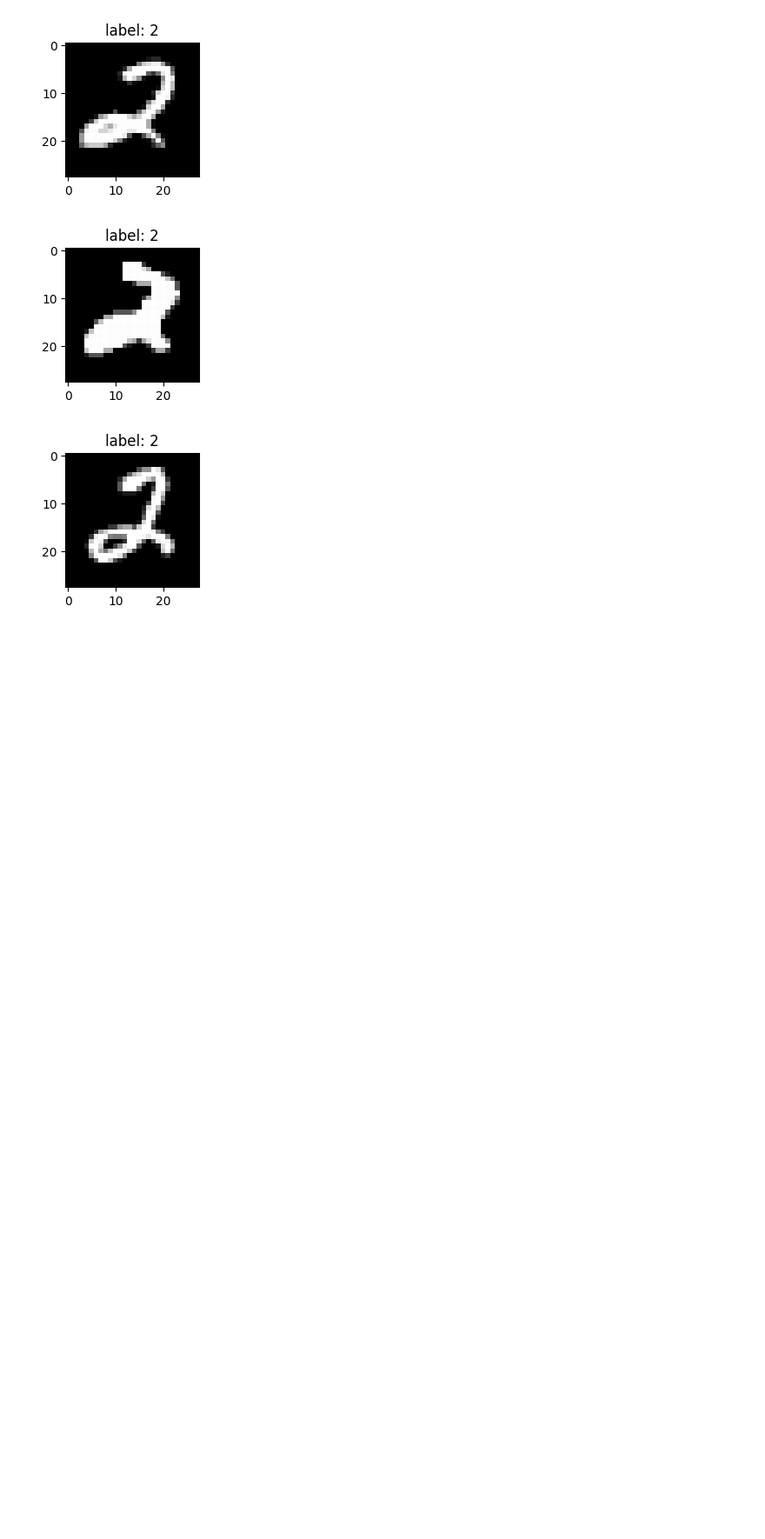
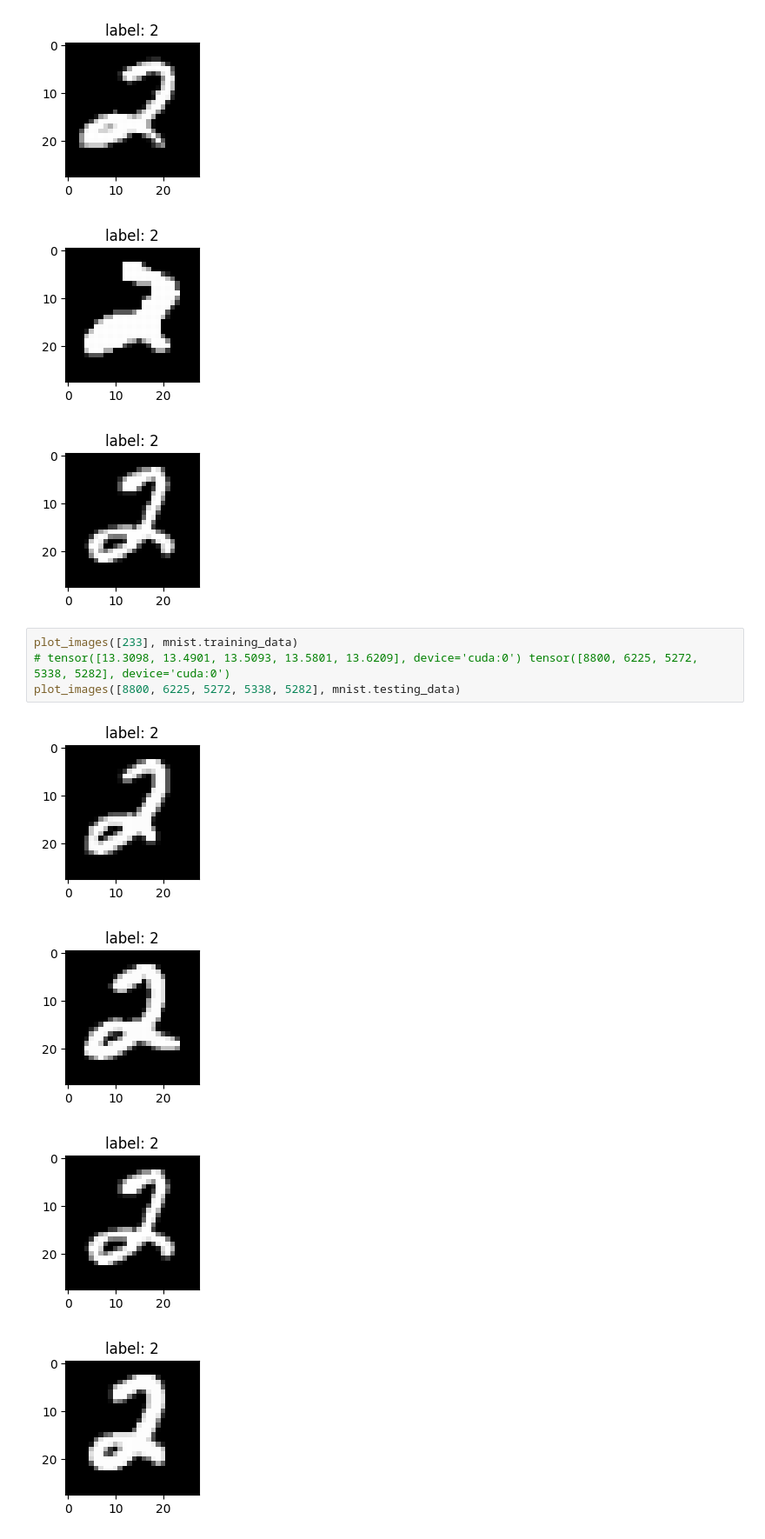
Before and after one commit to im-zhong/deep_learning, a Jupyter notebook: mytorch/data/try_mnist.ipynb, the cells around one changed output. Shown at 87% size. Cells and saved outputs as stored; diff of their text form; blank space fills up the shorter version.

```diff
--- a/mytorch/data/try_mnist.ipynb
+++ b/mytorch/data/try_mnist.ipynb
@@ -30,3 +31,12 @@ plot_images([5748, 7762, 9476, 9597, 6225], mnist.testing_data)
 [figure]
 [figure]
 [figure]
+# %%
+plot_images([233], mnist.training_data)
+# tensor([13.3098, 13.4901, 13.5093, 13.5801, 13.6209], device='cuda:0') tensor([8800, 6225, 5272, 5338, 5282], device='cuda:0')
+plot_images([8800, 6225, 5272, 5338, 5282], mnist.testing_data)
+# %% [output]
+[figure, added]
+[figure, added]
+[figure, added]
+[figure, added]
```
Also changed, not shown: parts of 5 cells of this notebook, 10 other files.
